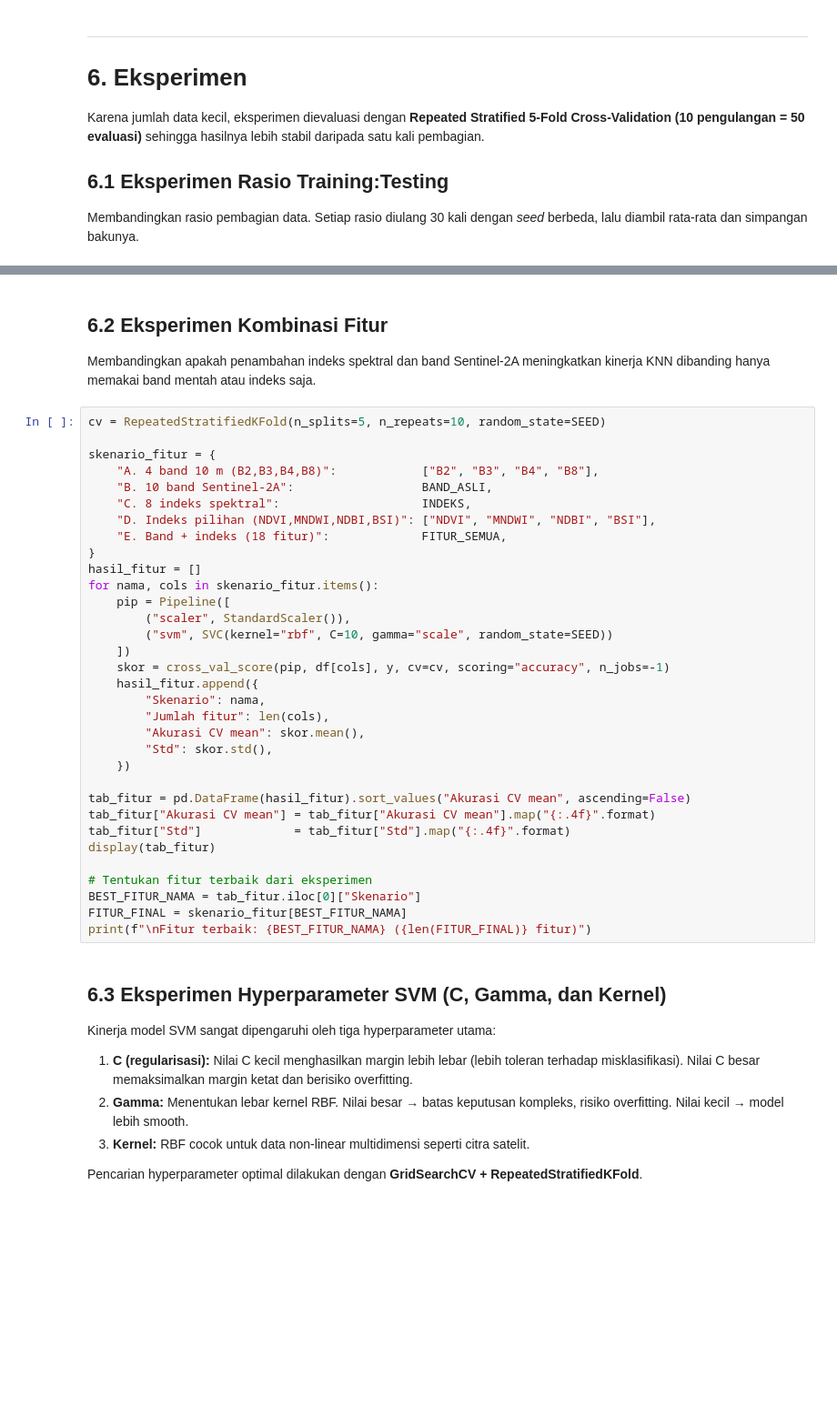
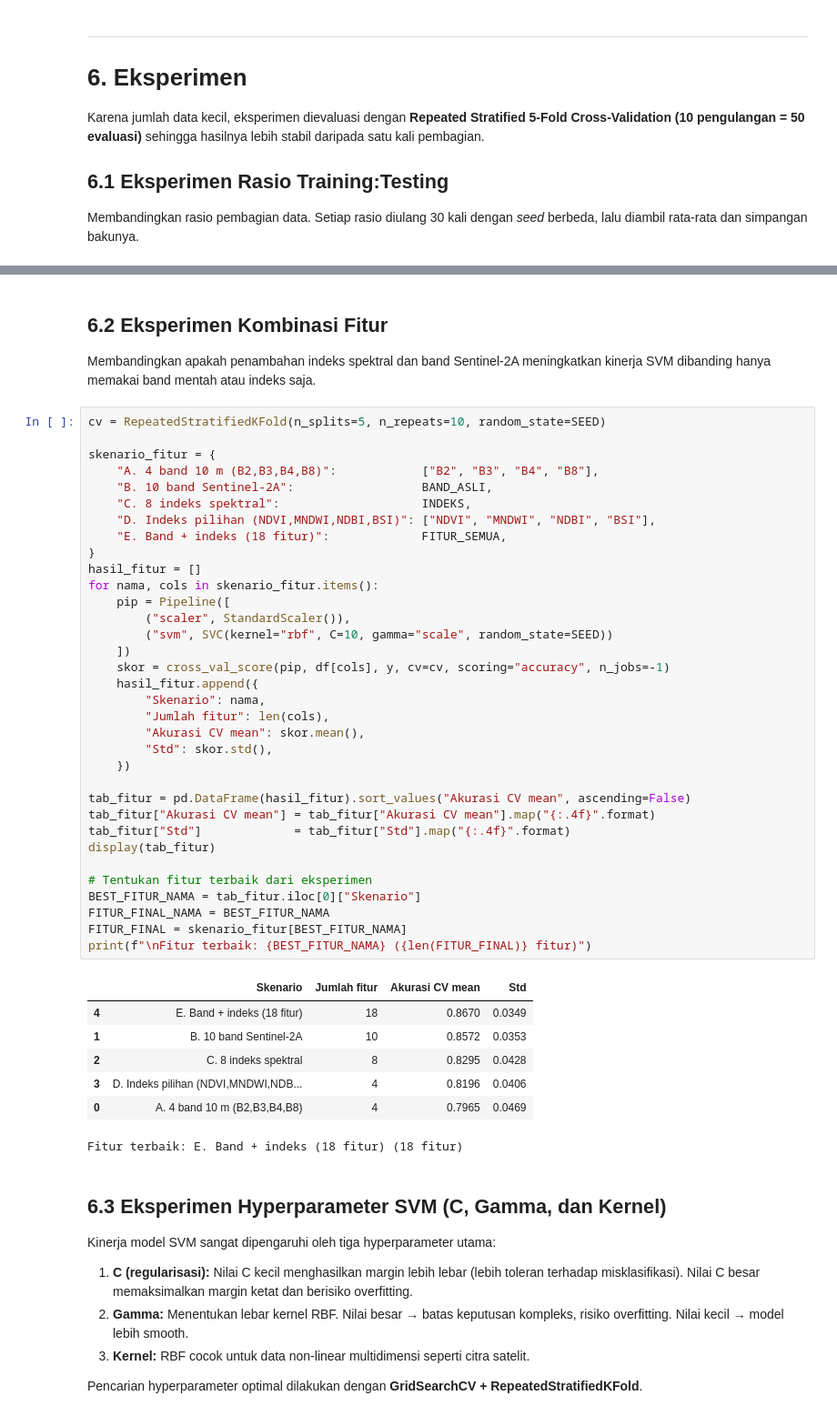
Before and after one commit to Okansyailendra/PSD, a Jupyter notebook: materi/klasifikasi_jawa_timur/klasifikasi_jawa_timur_sentinel2a.ipynb, the cells around one changed output, grey strips where cells are left out. Shown at 91% size. Drawn from its saved outputs; the diff is of its cells as text; blank space fills up the shorter version.

Commit message:
fix: selesaikan migrasi SVM pada notebook, perbaiki NameError BEST_K di pipeline peta dan ringkasan

```diff
--- a/materi/klasifikasi_jawa_timur/klasifikasi_jawa_timur_sentinel2a.ipynb
+++ b/materi/klasifikasi_jawa_timur/klasifikasi_jawa_timur_sentinel2a.ipynb
@@ -667,39 +686,48 @@ display(tab_rasio)
 # %% [markdown]
 ## 6.2 Eksperimen Kombinasi Fitur
-Membandingkan apakah penambahan indeks spektral dan band Sentinel-2A meningkatkan kinerja KNN dibanding hanya memakai band mentah atau indeks saja.
+Membandingkan apakah penambahan indeks spektral dan band Sentinel-2A meningkatkan kinerja SVM dibanding hanya memakai band mentah atau indeks saja.
 # %%
 cv = RepeatedStratifiedKFold(n_splits=5, n_repeats=10, random_state=SEED)
 
 skenario_fitur = {
     "A. 4 band 10 m (B2,B3,B4,B8)":            ["B2", "B3", "B4", "B8"],
     "B. 10 band Sentinel-2A":                  BAND_ASLI,
     "C. 8 indeks spektral":                    INDEKS,
     "D. Indeks pilihan (NDVI,MNDWI,NDBI,BSI)": ["NDVI", "MNDWI", "NDBI", "BSI"],
     "E. Band + indeks (18 fitur)":             FITUR_SEMUA,
 }
 hasil_fitur = []
 for nama, cols in skenario_fitur.items():
     pip = Pipeline([
         ("scaler", StandardScaler()),
         ("svm", SVC(kernel="rbf", C=10, gamma="scale", random_state=SEED))
     ])
     skor = cross_val_score(pip, df[cols], y, cv=cv, scoring="accuracy", n_jobs=-1)
     hasil_fitur.append({
         "Skenario": nama,
         "Jumlah fitur": len(cols),
         "Akurasi CV mean": skor.mean(),
         "Std": skor.std(),
     })
 
 tab_fitur = pd.DataFrame(hasil_fitur).sort_values("Akurasi CV mean", ascending=False)
 tab_fitur["Akurasi CV mean"] = tab_fitur["Akurasi CV mean"].map("{:.4f}".format)
 tab_fitur["Std"]             = tab_fitur["Std"].map("{:.4f}".format)
 display(tab_fitur)
 
 # Tentukan fitur terbaik dari eksperimen
 BEST_FITUR_NAMA = tab_fitur.iloc[0]["Skenario"]
+FITUR_FINAL_NAMA = BEST_FITUR_NAMA
 FITUR_FINAL = skenario_fitur[BEST_FITUR_NAMA]
 print(f"\nFitur terbaik: {BEST_FITUR_NAMA} ({len(FITUR_FINAL)} fitur)")
+# %% [output]
+|  | Skenario | Jumlah fitur | Akurasi CV mean | Std |
+| 4 | E. Band + indeks (18 fitur) | 18 | 0.8670 | 0.0349 |
+| 1 | B. 10 band Sentinel-2A | 10 | 0.8572 | 0.0353 |
+| 2 | C. 8 indeks spektral | 8 | 0.8295 | 0.0428 |
+| 3 | D. Indeks pilihan (NDVI,MNDWI,NDB... | 4 | 0.8196 | 0.0406 |
+| 0 | A. 4 band 10 m (B2,B3,B4,B8) | 4 | 0.7965 | 0.0469 |
+Fitur terbaik: E. Band + indeks (18 fitur) (18 fitur)
 # %% [markdown]
 ## 6.3 Eksperimen Hyperparameter SVM (C, Gamma, dan Kernel)
 Kinerja model SVM sangat dipengaruhi oleh tiga hyperparameter utama:
```
Also changed, not shown: parts of 10 cells of this notebook.
